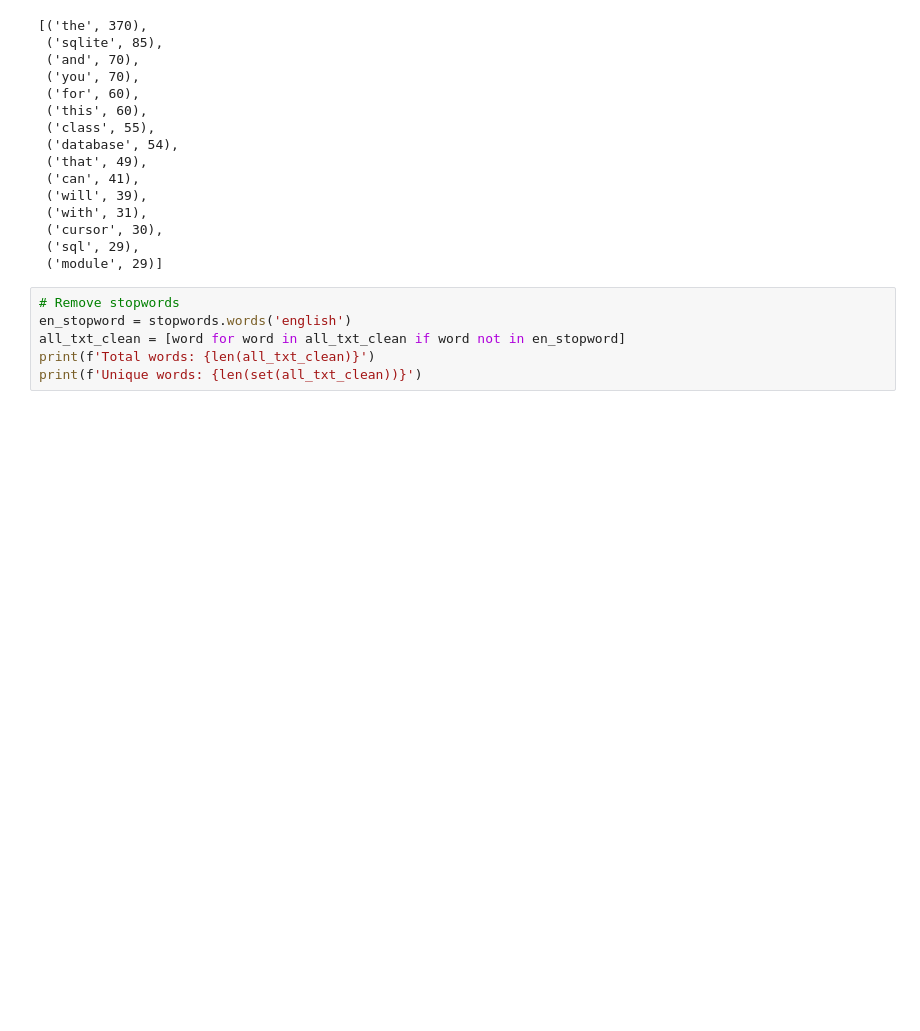
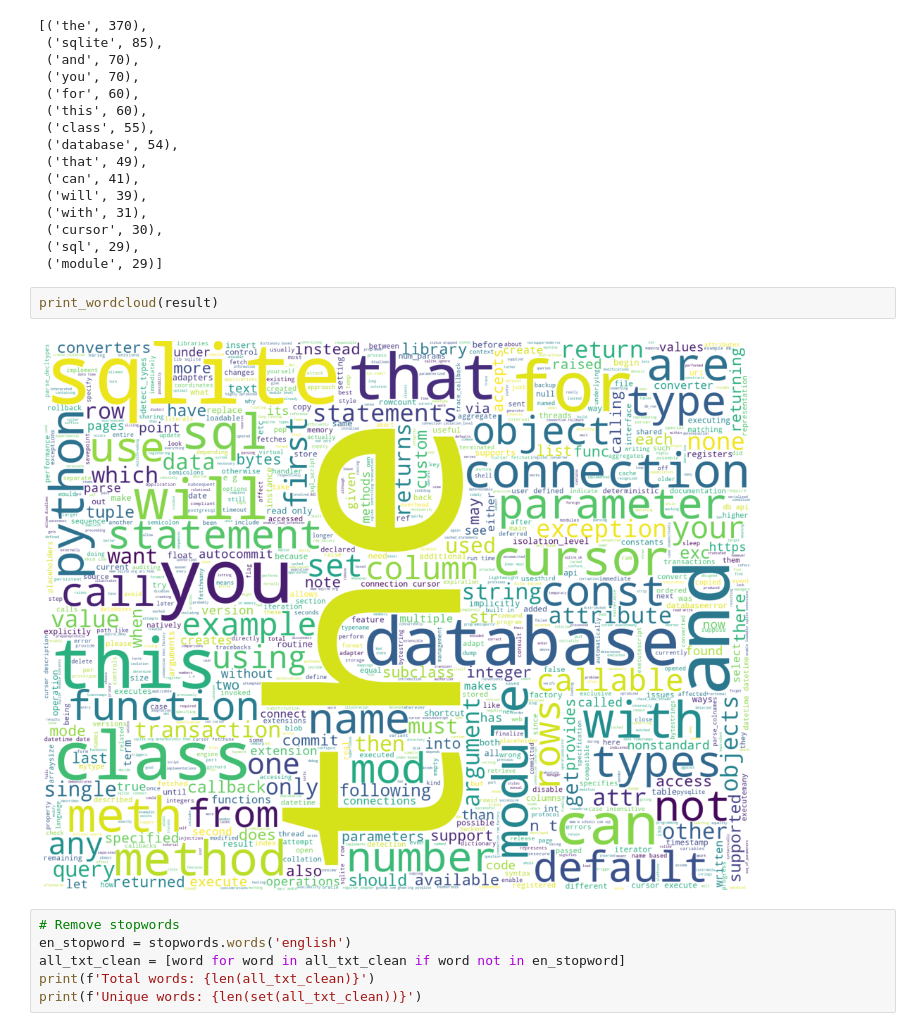
Before and after one commit to G0erman/sqlite3-notes, a Jupyter notebook: nlp.ipynb, the cells around one changed output. Saved outputs shown, nothing was run; the diff lists cells and outputs as text; blank space fills up the shorter version.

```diff
--- a/nlp.ipynb
+++ b/nlp.ipynb
@@ -163,6 +192,10 @@ result.most_common(15)
  ('cursor', 30),
  ('sql', 29),
  ('module', 29)]
+# %%
+print_wordcloud(result)
+# %% [output]
+[figure, added]
 # %%
 # Remove stopwords
 en_stopword = stopwords.words('english')
```
Also changed, not shown: parts of 6 cells of this notebook.
